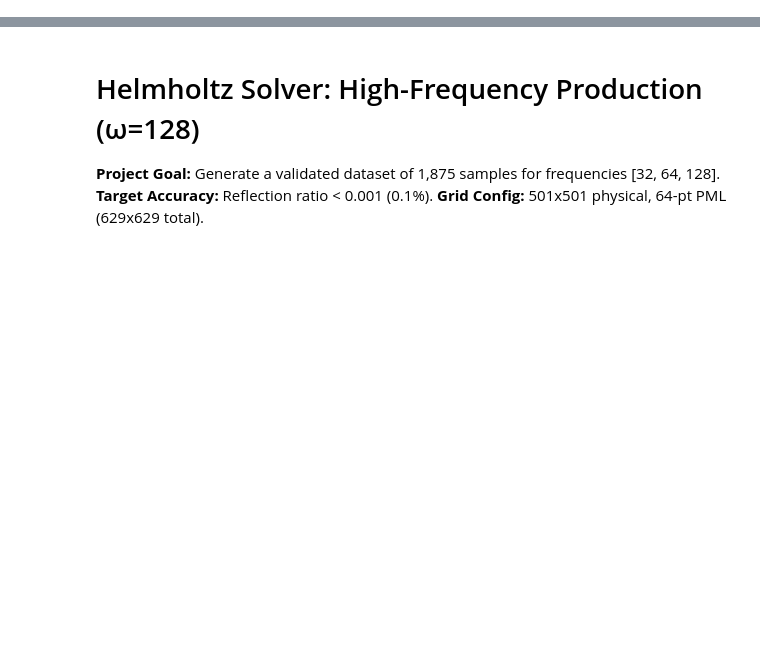
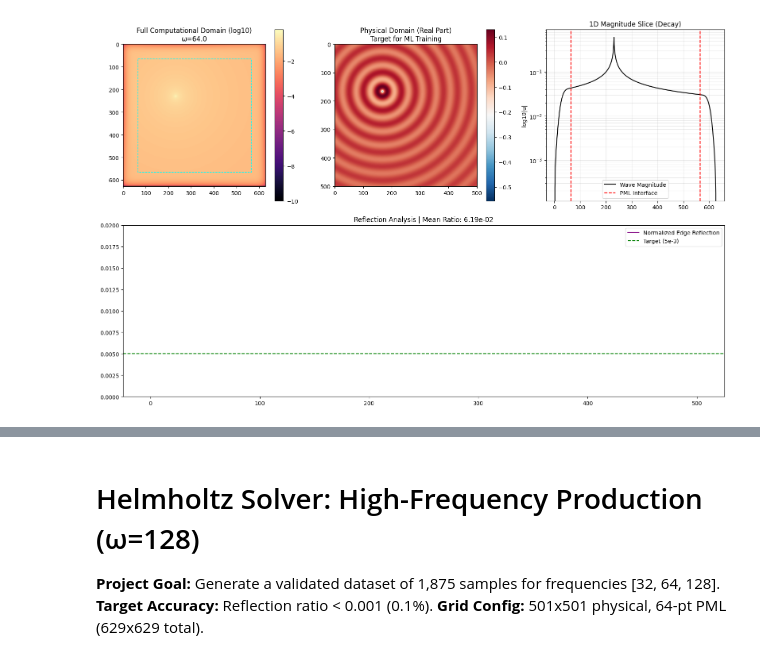
Before and after one commit to fkiewiet/Freq2Trans, a Jupyter notebook: experiments/D_dataset_0702.ipynb, the cells around one changed output, grey strips where cells are left out. Cells and saved outputs as stored; diff of their text form; code cells hidden in the pictures; blank space fills up the shorter version.

```diff
--- a/experiments/D_dataset_0702.ipynb
+++ b/experiments/D_dataset_0702.ipynb
@@ -0,0 +189,17 @@
+# %%
+import numpy as np
+import scipy.sparse as sp
+import scipy.sparse.linalg as sla
+from datetime import datetime
+import time
+import os
+
+# Configuration
+N_PHYS = 501
+N_PML = 64  # Optimized width for speed
+OMEGAS = [16.0, 32.0, 64.0, 128.0]
+SAMPLES_PER_OMEGA = 50
+SAVE_DIR = "datasets_1002"
+
+if not os.path.exists(SAVE_DIR):
+    os.makedirs(SAVE_DIR)
@@ -0,0 +290,74 @@
+# %%
+import matplotlib.pyplot as plt
+
+def run_visual_audit(omega_to_check=64.0):
+    # 1. Pull the cached kernel
+    if omega_to_check not in kernels:
+        print(f"Omega {omega_to_check} not in kernels!")
+        return
+
+    kernel = kernels[omega_to_check]
+    solver = kernel['solver']
+    n_tot = kernel['n_tot']
+
+    # --- FIX: Define h locally based on the global N_PHYS ---
+    h = 1.0 / (N_PHYS - 1)
+
+    # 2. Create a standardized test source (single off-center point)
+    f_test = np.zeros((n_tot, n_tot), dtype=complex)
+    src_y, src_x = N_PML + N_PHYS//3, N_PML + N_PHYS//3
+    f_test[src_y, src_x] = 1.0 / h**2
+
+    # 3. Solve
+    u_full = solver.solve(f_test.flatten()).reshape(n_tot, n_tot)
+    u_phys = u_full[N_PML:-N_PML, N_PML:-N_PML]
+
+    # 4. Visualization
+    fig = plt.figure(figsize=(16, 10))
+    gs = fig.add_gridspec(2, 3)
+
+    # --- Plot A: Full Domain (Logic Check) ---
+    ax1 = fig.add_subplot(gs[0, 0])
+    # log10 magnitude to see the PML decay behavior clearly
+    im1 = ax1.imshow(np.log10(np.abs(u_full) + 1e-10), cmap='magma')
+    ax1.set_title(f"Full Computational Domain (log10)\nω={omega_to_check}")
+    # Draw a box showing where the PML starts
+    rect = plt.Rectangle((N_PML, N_PML), N_PHYS, N_PHYS, linewidth=1, edgecolor='cyan', facecolor='none', ls='--')
+    ax1.add_patch(rect)
+    plt.colorbar(im1, ax=ax1)
+
+    # --- Plot B: Physical Domain Phase ---
+    ax2 = fig.add_subplot(gs[0, 1])
+    im2 = ax2.imshow(np.real(u_phys), cmap='RdBu_r')
+    ax2.set_title("Physical Domain (Real Part)\nTarget for ML Training")
+    plt.colorbar(im2, ax=ax2)
+
+    # --- Plot C: 1D Slice Decay ---
+    ax3 = fig.add_subplot(gs[0, 2])
+    slice_full = np.abs(u_full[src_y, :])
+    ax3.semilogy(slice_full, label='Wave Magnitude', color='black')
+    ax3.axvline(N_PML, color='red', linestyle='--', label='PML Interface')
+    ax3.axvline(N_PML + N_PHYS, color='red', linestyle='--')
+    ax3.set_title("1D Magnitude Slice (Decay)")
+    ax3.set_ylabel("log10|u|")
+    ax3.grid(True, which='both', alpha=0.3)
+    ax3.legend()
+
+    # --- Plot D: Residual Distribution ---
+    ax4 = fig.add_subplot(gs[1, :])
+    edge_vals = np.abs(u_phys[0, :])
+    refl_ratio = np.mean(edge_vals) / np.max(np.abs(u_phys))
+
+    ax4.plot(edge_vals / np.max(np.abs(u_phys)), color='purple', label='Normalized Edge Reflection')
+    ax4.axhline(5e-3, color='green', ls='--', label='Target (5e-3)')
+    ax4.set_title(f"Reflection Analysis | Mean Ratio: {refl_ratio:.2e}")
+    ax4.set_ylim(0, 0.02)
+    ax4.legend()
+
+    plt.tight_layout()
+    plt.show()
+
+# Run for the most challenging frequency
+run_visual_audit(64.0)
+# %% [output]
+[figure, added]
```
Also changed, not shown: parts of 33 cells of this notebook, 3 other files.
